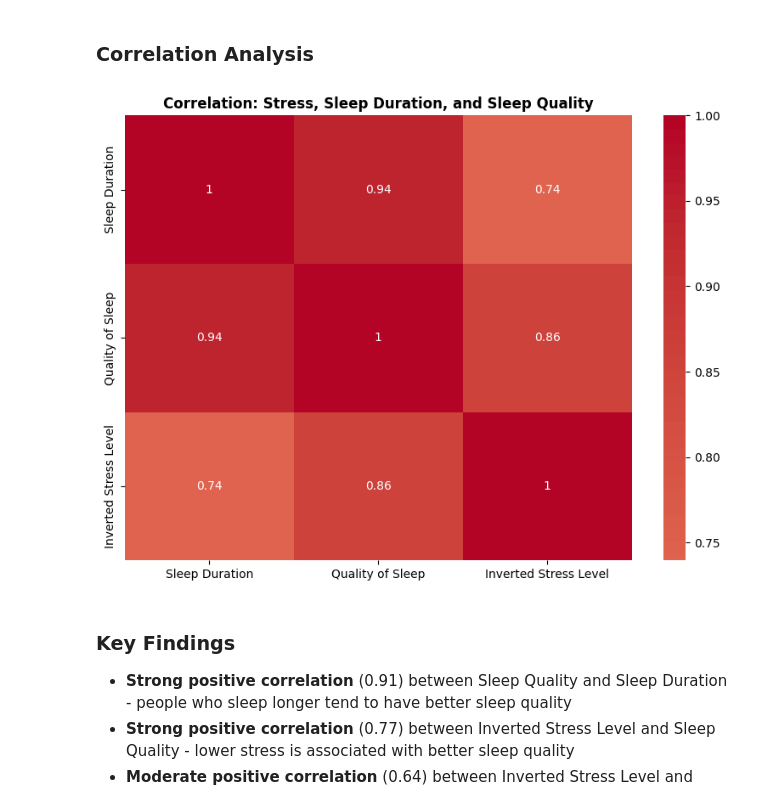
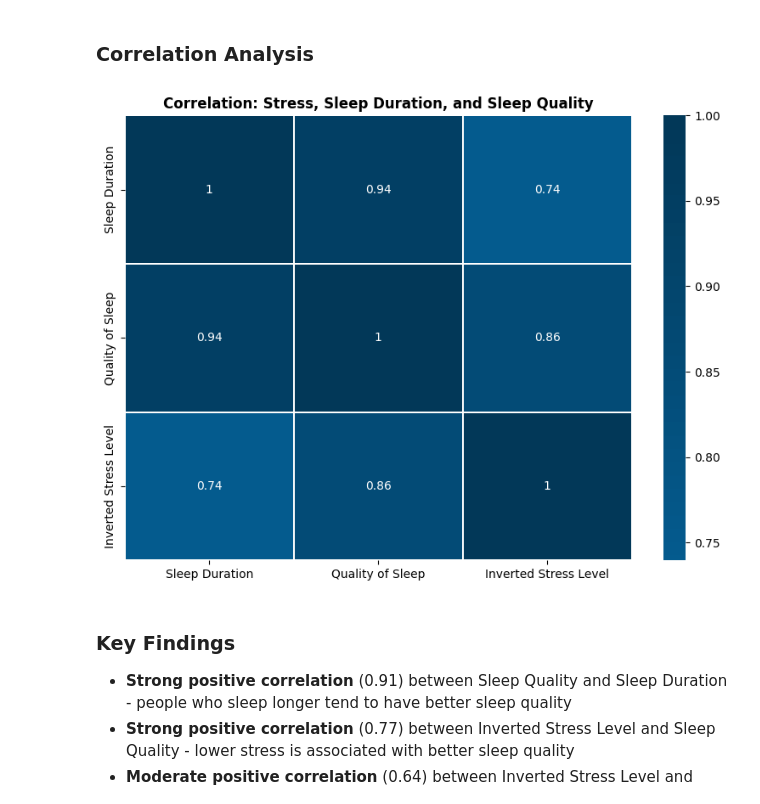
Before and after one commit to HunterTzou/DATA_110_FALL_2025, a Jupyter notebook: Tzou_Hunter_Sleep_Study.ipynb, the cells around one changed output. Drawn from its saved outputs; the diff is of its cells as text; code cells hidden in the pictures.

```diff
--- a/Tzou_Hunter_Sleep_Study.ipynb
+++ b/Tzou_Hunter_Sleep_Study.ipynb
@@ -403,15 +456,16 @@ plt.show()
 # %% [markdown]
 ### Correlation Analysis
 # %%
-## AI Acknowledgement: I asked ChatGPT how to create a heatmap
+## AI Acknowledgement: I asked ChatGPT how to create a heatmap & how to make a custom color map
+
 plt.figure(figsize=(8, 6))
 correlation_matrix = stress_viz.corr(numeric_only=True)
-sns.heatmap(correlation_matrix, annot=True, cmap='coolwarm', center=0)
+sns.heatmap(correlation_matrix, annot=True, cmap= 'PuBu', center=0, linecolor='white',linewidths=1.2)
 plt.title("Correlation: Stress, Sleep Duration, and Sleep Quality", fontweight='bold')
 plt.tight_layout()
 plt.show()
 # %% [output]
-[figure, old version]
+[figure, new version]
 # %% [markdown]
 ### Key Findings
 - **Strong positive correlation** (0.91) between Sleep Quality and Sleep Duration - people who sleep longer tend to have better sleep quality
```
Also changed, not shown: parts of 9 cells of this notebook.
